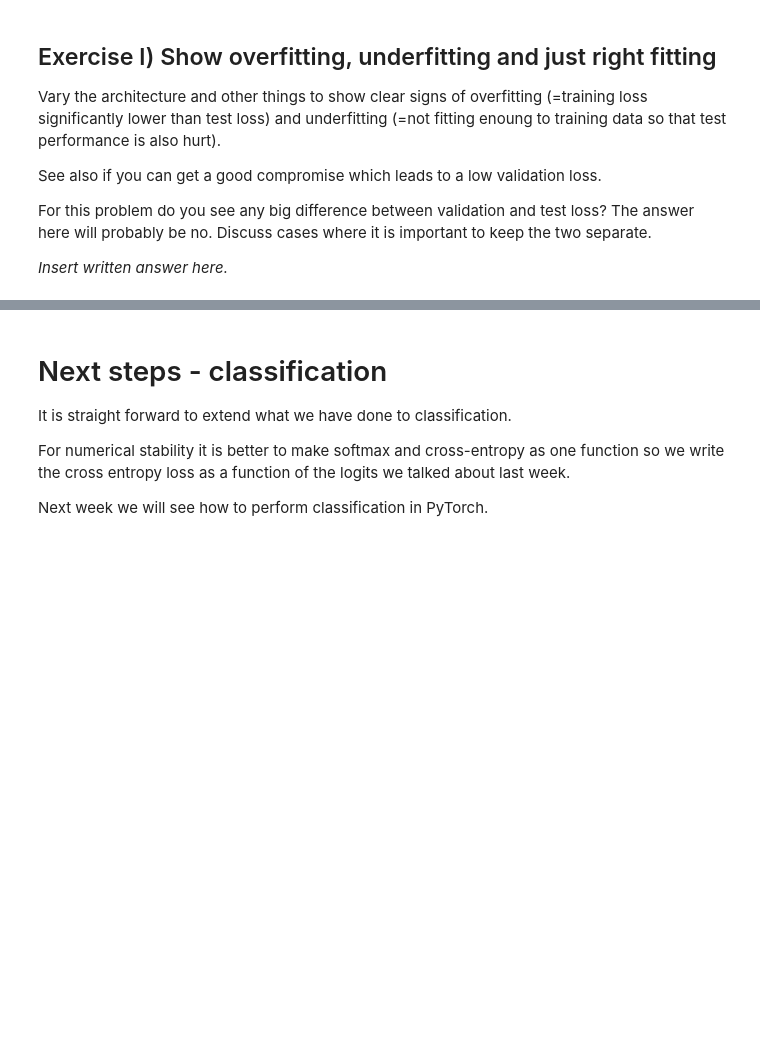
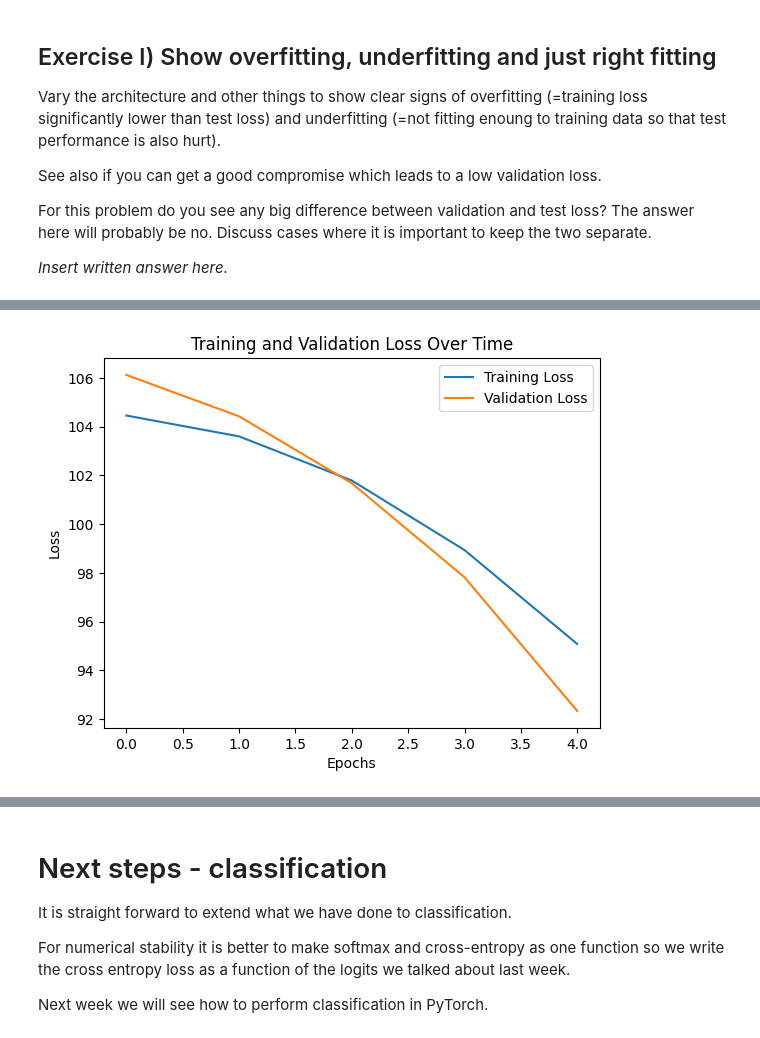
Before and after one commit to moskitoo/02456-deep-learning-with-PyTorch, a Jupyter notebook: 2_Feedforward_Python/2.1-EXE-FNN-AutoDif-Nanograd.ipynb, the cells around one changed output, grey strips where cells are left out. Cells and saved outputs as stored; diff of their text form; code cells hidden in the pictures; blank space fills up the shorter version.

```diff
--- a/2_Feedforward_Python/2.1-EXE-FNN-AutoDif-Nanograd.ipynb
+++ b/2_Feedforward_Python/2.1-EXE-FNN-AutoDif-Nanograd.ipynb
@@ -969,0 +988,10 @@ _Insert written answer here._
+# %%
+NN = [
+    DenseLayer(1, 2, lambda x: x.relu()),
+    DenseLayer(2, 1, lambda x: x.identity())
+]
+
+EPOCHS = 5
+LEARN_R = 2e-3
+# %%
+train_loss, val_loss = train_model(NN, x_train, y_train, x_validation, y_validation, EPOCHS, LEARN_R)
@@ -969,0 +1000,4 @@ _Insert written answer here._
+# %%
+plot_loss(train_loss, val_loss)
+# %% [output]
+[figure, added]
```
Also changed, not shown: parts of 33 cells of this notebook.
